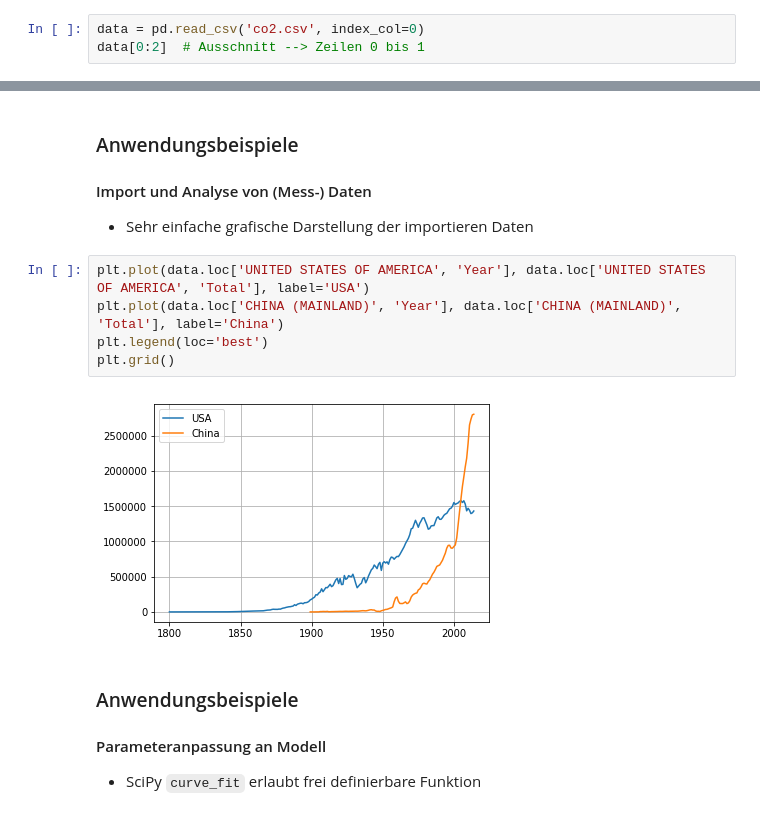
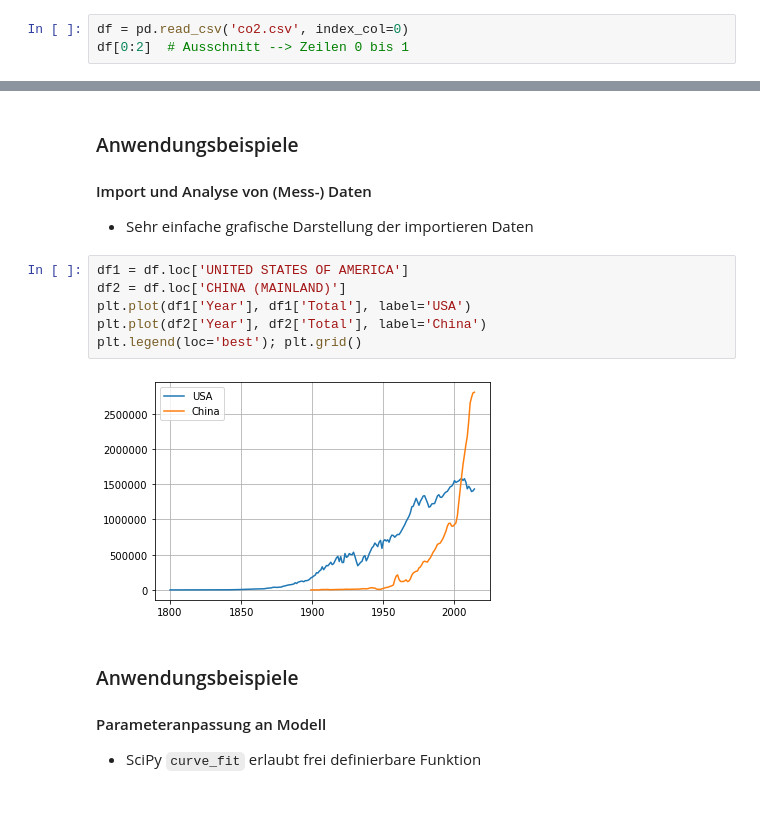
Before and after one commit to spinnau/python_introduction, a Jupyter notebook: Jupyter_Python_Introduction.ipynb, the cells around one changed output, grey strips where cells are left out. Saved outputs shown, nothing was run; the diff lists cells and outputs as text.

```diff
--- a/Jupyter_Python_Introduction.ipynb
+++ b/Jupyter_Python_Introduction.ipynb
@@ -354,8 +354,8 @@ plot.show()
 %%capture
 !curl https://raw.githubusercontent.com/openclimatedata/cdiac-co2-fossil-national/master/data/cdiac-fossil-fuel-cement-national.csv -o co2.csv
 # %%
-data = pd.read_csv('co2.csv', index_col=0)
-data[0:2]  # Ausschnitt --> Zeilen 0 bis 1
+df = pd.read_csv('co2.csv', index_col=0)
+df[0:2]  # Ausschnitt --> Zeilen 0 bis 1
 # %% [output]
 |  | Year | Total | Solid-Fuel | Liquid-Fuel | Gas-Fuel | Cement | Gas-Flaring | Per-Capita | Bunkers |
 | Nation |  |  |  |  |  |  |  |  |  |
@@ -371,12 +371,13 @@ data['Total'].sum()  # Zugriff auf Spalte "Total und Berechnung Spaltensumme
 
 * Sehr einfache grafische Darstellung der importieren Daten
 # %%
-plt.plot(data.loc['UNITED STATES OF AMERICA', 'Year'], data.loc['UNITED STATES OF AMERICA', 'Total'], label='USA')
-plt.plot(data.loc['CHINA (MAINLAND)', 'Year'], data.loc['CHINA (MAINLAND)', 'Total'], label='China')
-plt.legend(loc='best')
-plt.grid()
+df1 = df.loc['UNITED STATES OF AMERICA']
+df2 = df.loc['CHINA (MAINLAND)']
+plt.plot(df1['Year'], df1['Total'], label='USA')
+plt.plot(df2['Year'], df2['Total'], label='China')
+plt.legend(loc='best'); plt.grid()
 # %% [output]
-[figure, old version]
+[figure, new version]
 # %% [markdown]
 ### Anwendungsbeispiele
 #### Parameteranpassung an Modell
```
Also changed, not shown: parts of 11 cells of this notebook, 2 other files.
